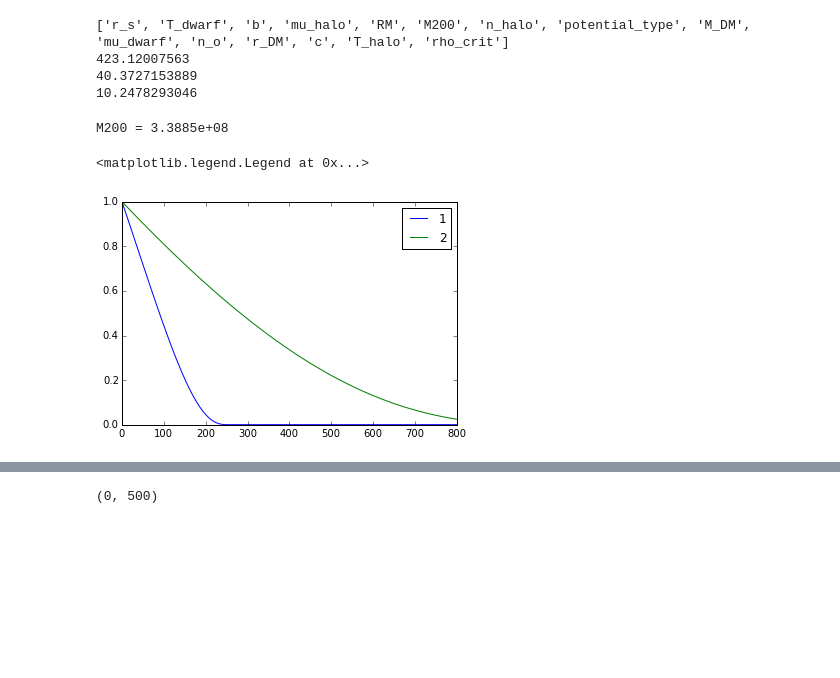
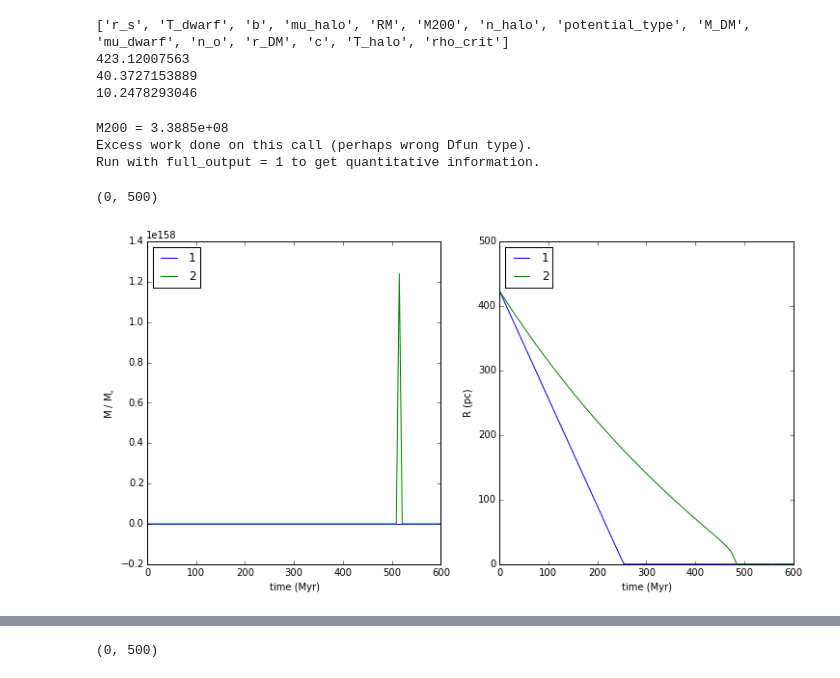
Before and after one commit to aemerick/dwarfs, a Jupyter notebook: analysis/analytic_model/equation_testing.ipynb, the cells around one changed output, grey strips where cells are left out. Saved outputs shown, nothing was run; the diff lists cells and outputs as text; code cells hidden in the pictures; blank space fills up the shorter version.

Commit message:
plot updates

```diff
--- a/analysis/analytic_model/equation_testing.ipynb
+++ b/analysis/analytic_model/equation_testing.ipynb
@@ -117,21 +138,35 @@ R_o = carina.ic['RM']
 print "M200 = %4.4e"%(carina.ic['M200']/cgs.Msun)
 M_o = 6.6E5 * cgs.Msun # approx
 
-t = np.linspace(0.0,800,100.0)*cgs.Myr
+t = np.linspace(0.0,600,100.0)*cgs.Myr
 
 soln = integrate.odeint(f, [M_o,R_o],t, args=(rho_halo, v, carina.find_density_profile,carina.find_density_profile(0.0)))
 soln2 = integrate.odeint(f_method2, [M_o,R_o],t, args=(rho_halo, v, carina.find_density_profile,carina.find_density_profile(0.0)))
 # %% [output]
 M200 = 3.3885e+08
+Excess work done on this call (perhaps wrong Dfun type).
+Run with full_output = 1 to get quantitative information.
 # %%
+# plotting the ram pressure stripping evolution
+fig = plt.figure(figsize=[12,6])
+t = np.linspace(0.0,600,100.0)*cgs.Myr
+
 M = soln[:,0]; R = soln[:,1]
 M2 = soln2[:,0]; R2 = soln2[:,1]
 
 select = M > 0
 M = M[select]; t = t[select]; R = R[select]
-plt.plot(t/cgs.Myr, M/M[0],label='1')
-plt.plot(t/cgs.Myr, M2/M2[0],label='2')
-plt.legend(loc='best')
+
+ax1 = fig.add_subplot(1,2,1)
+ax1.plot(t/cgs.Myr, M/M[0],label='1')
+ax1.plot(t/cgs.Myr, M2/M2[0],label='2')
+ax1.legend(loc='best'); ax1.set_xlabel('time (Myr)'); ax1.set_ylabel(r'M / M$_{o}$')
+
+ax2 = fig.add_subplot(1,2,2)
+ax2.plot(t/cgs.Myr, R/cgs.pc, label='1')
+ax2.plot(t/cgs.Myr, R2/cgs.pc, label='2')
+ax2.legend(loc='best'); ax2.set_xlabel('time (Myr)'); ax2.set_ylabel(r'R (pc)')
+ax2.set_ylim(0,500)
 # %% [output]
-<matplotlib.legend.Legend at 0x...>
+(0, 500)
-[figure, old version]
+[figure, new version]
```
Also changed, not shown: parts of 6 cells of this notebook, 1 other file.
